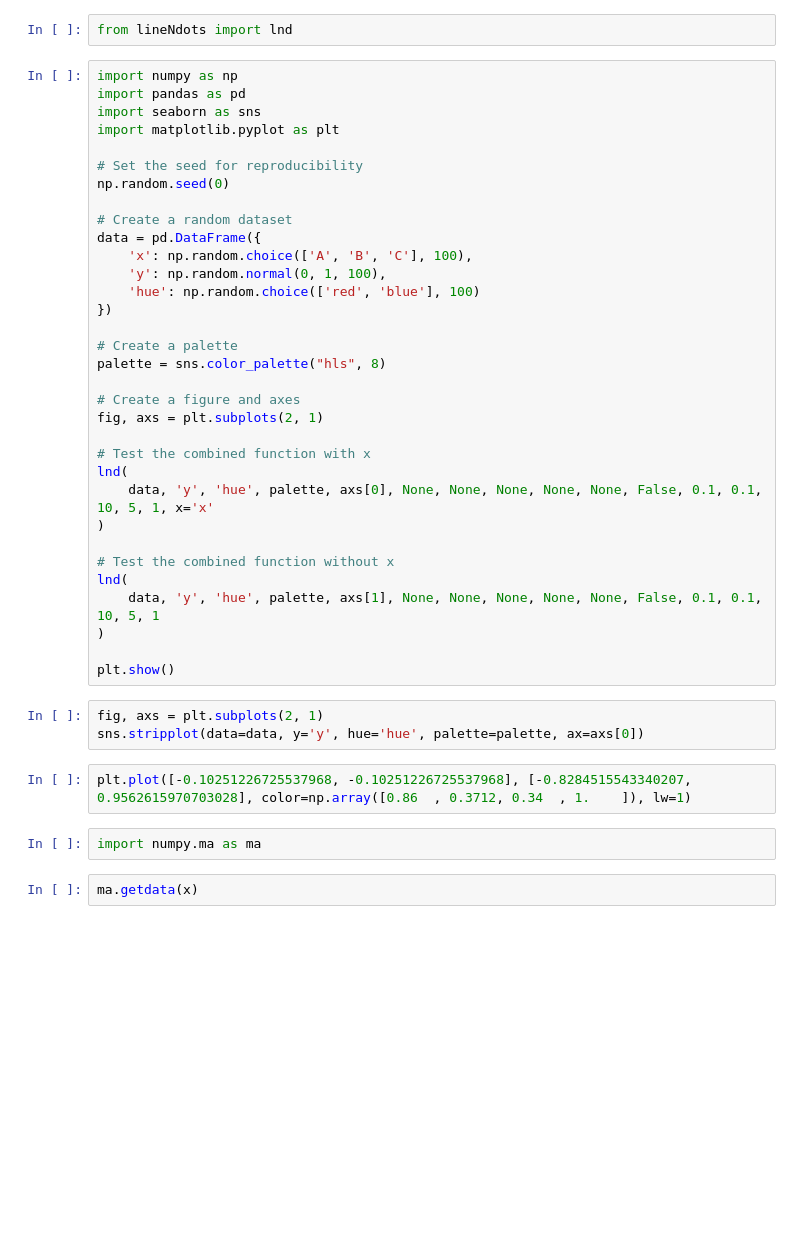
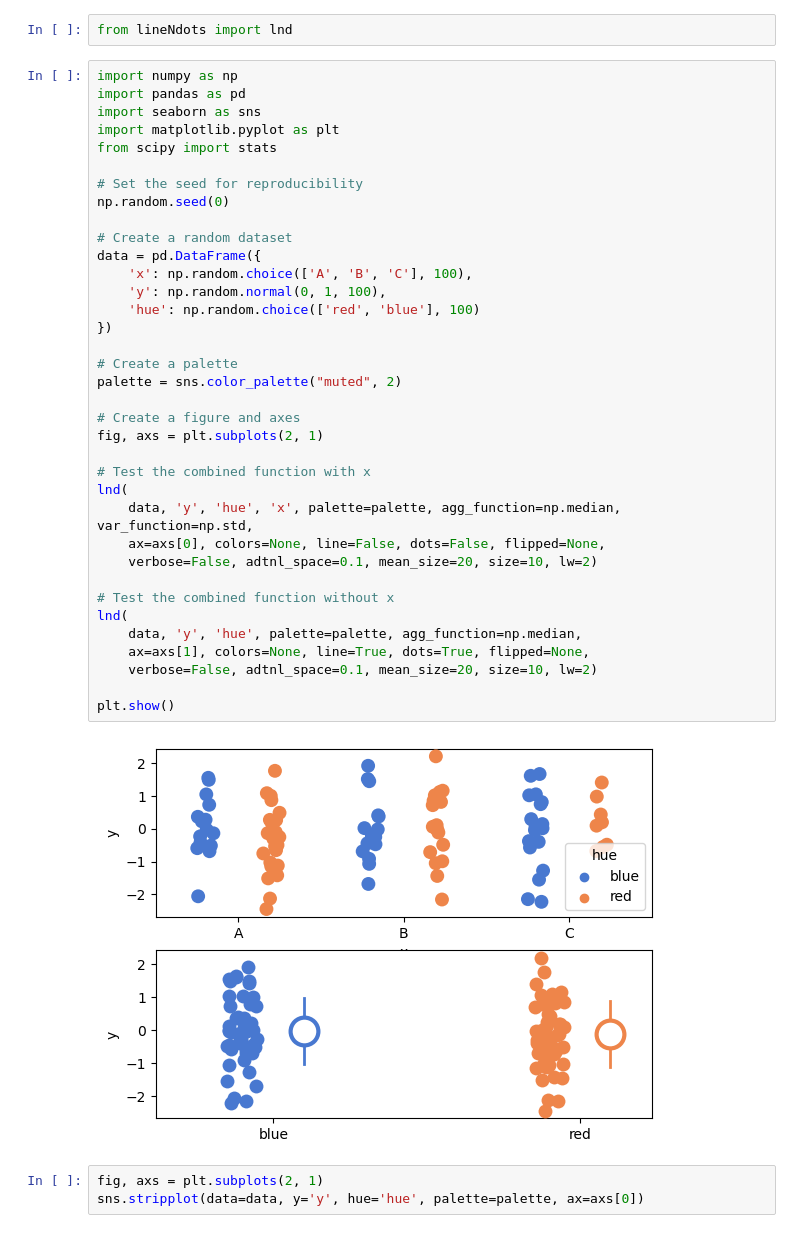
Before and after one commit to neuromechanist/lineNdots, a Jupyter notebook: scripts/sample_code.ipynb, the cells around one changed output. Saved outputs shown, nothing was run; the diff lists cells and outputs as text; blank space fills up the shorter version.

Commit message:
Implement unused inputs except flipped.

```diff
--- a/scripts/sample_code.ipynb
+++ b/scripts/sample_code.ipynb
@@ -3,42 +3,41 @@ from lineNdots import lnd
 # %%
 import numpy as np
 import pandas as pd
 import seaborn as sns
 import matplotlib.pyplot as plt
+from scipy import stats
 
 # Set the seed for reproducibility
 np.random.seed(0)
 
 # Create a random dataset
 data = pd.DataFrame({
     'x': np.random.choice(['A', 'B', 'C'], 100),
     'y': np.random.normal(0, 1, 100),
     'hue': np.random.choice(['red', 'blue'], 100)
 })
 
 # Create a palette
-palette = sns.color_palette("hls", 8)
+palette = sns.color_palette("muted", 2)
 
 # Create a figure and axes
 fig, axs = plt.subplots(2, 1)
 
 # Test the combined function with x
 lnd(
-    data, 'y', 'hue', palette, axs[0], None, None, None, None, None, False, 0.1, 0.1, 10, 5, 1, x='x'
-)
+    data, 'y', 'hue', 'x', palette=palette, agg_function=np.median, var_function=np.std,
+    ax=axs[0], colors=None, line=False, dots=False, flipped=None,
+    verbose=False, adtnl_space=0.1, mean_size=20, size=10, lw=2)
 
 # Test the combined function without x
 lnd(
-    data, 'y', 'hue', palette, axs[1], None, None, None, None, None, False, 0.1, 0.1, 10, 5, 1
-)
+    data, 'y', 'hue', palette=palette, agg_function=np.median,
+    ax=axs[1], colors=None, line=True, dots=True, flipped=None,
+    verbose=False, adtnl_space=0.1, mean_size=20, size=10, lw=2)
 
 plt.show()
+# %% [output]
+[figure, added]
 # %%
 fig, axs = plt.subplots(2, 1)
 sns.stripplot(data=data, y='y', hue='hue', palette=palette, ax=axs[0])
-# %%
-plt.plot([-0.10251226725537968, -0.10251226725537968], [-0.8284515543340207, 0.9562615970703028], color=np.array([0.86  , 0.3712, 0.34  , 1.    ]), lw=1)
-# %%
-import numpy.ma as ma
-# %%
-ma.getdata(x)
```
Also changed, not shown: 1 other file.
